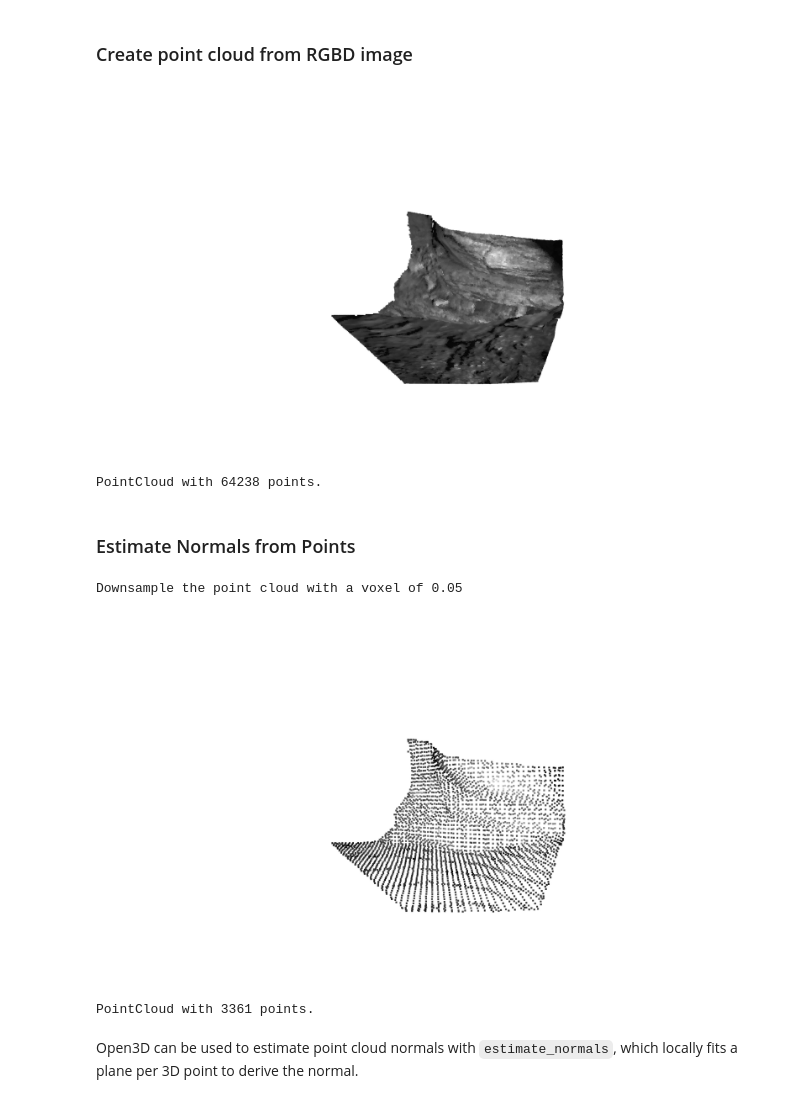
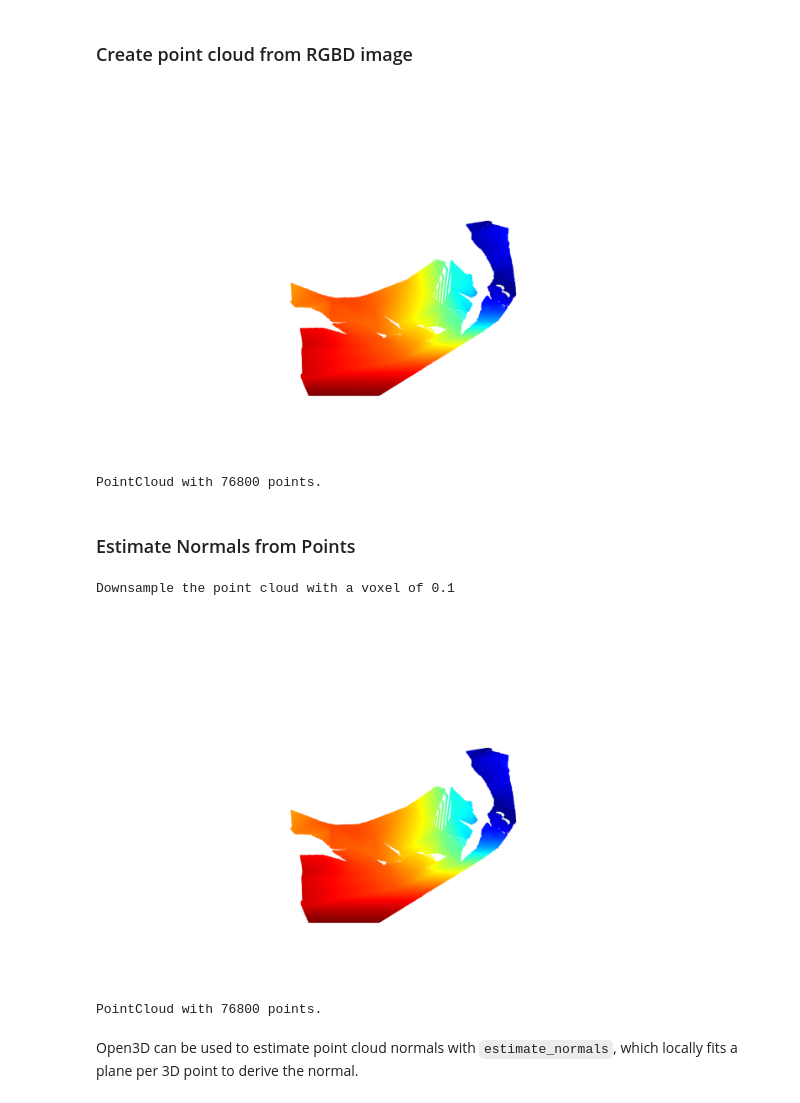
Before and after one commit to RuslanAgishev/gradslam, a Jupyter notebook: examples/rgbd_pcd_normals.ipynb, the cells around one changed output. Saved outputs shown, nothing was run; the diff lists cells and outputs as text; code cells hidden in the pictures.

Commit message:
depth correction optimixation loop draft

```diff
--- a/examples/rgbd_pcd_normals.ipynb
+++ b/examples/rgbd_pcd_normals.ipynb
@@ -65,28 +66,27 @@ array([[277.1,   0. , 160.5],
 # %% [markdown]
 ### Create point cloud from RGBD image
 # %%
-pcd = o3d.geometry.PointCloud.create_from_rgbd_image(
-    rgbd_image,
-    intrinsics)
+# pcd = o3d.geometry.PointCloud.create_from_rgbd_image(rgbd_image, intrinsics)
+pcd = o3d.geometry.PointCloud.create_from_depth_image(depth_raw, intrinsics)
 # Flip it, otherwise the pointcloud will be upside down
 pcd.transform([[1, 0, 0, 0], [0, -1, 0, 0], [0, 0, -1, 0], [0, 0, 0, 1]])
 
 o3d.visualization.draw_geometries([pcd])
 print(pcd)
 # %% [output]
-[figure, old version]
+[figure, new version]
-PointCloud with 64238 points.
+PointCloud with 76800 points.
 # %% [markdown]
 ### Estimate Normals from Points
 # %%
-print("Downsample the point cloud with a voxel of 0.05")
-downpcd = pcd.voxel_down_sample(voxel_size=0.05)
-o3d.visualization.draw_geometries([downpcd])
-print(downpcd)
+print("Downsample the point cloud with a voxel of 0.1")
+# pcd = pcd.voxel_down_sample(voxel_size=0.1)
+o3d.visualization.draw_geometries([pcd])
+print(pcd)
 # %% [output]
-Downsample the point cloud with a voxel of 0.05
+Downsample the point cloud with a voxel of 0.1
-[figure, old version]
+[figure, new version]
-PointCloud with 3361 points.
+PointCloud with 76800 points.
 # %% [markdown]
 Open3D can be used to estimate point cloud normals with `estimate_normals`, which locally fits a plane per 3D point to derive the normal.
 # %%
```
Also changed, not shown: parts of 9 cells of this notebook, 1 other file.
